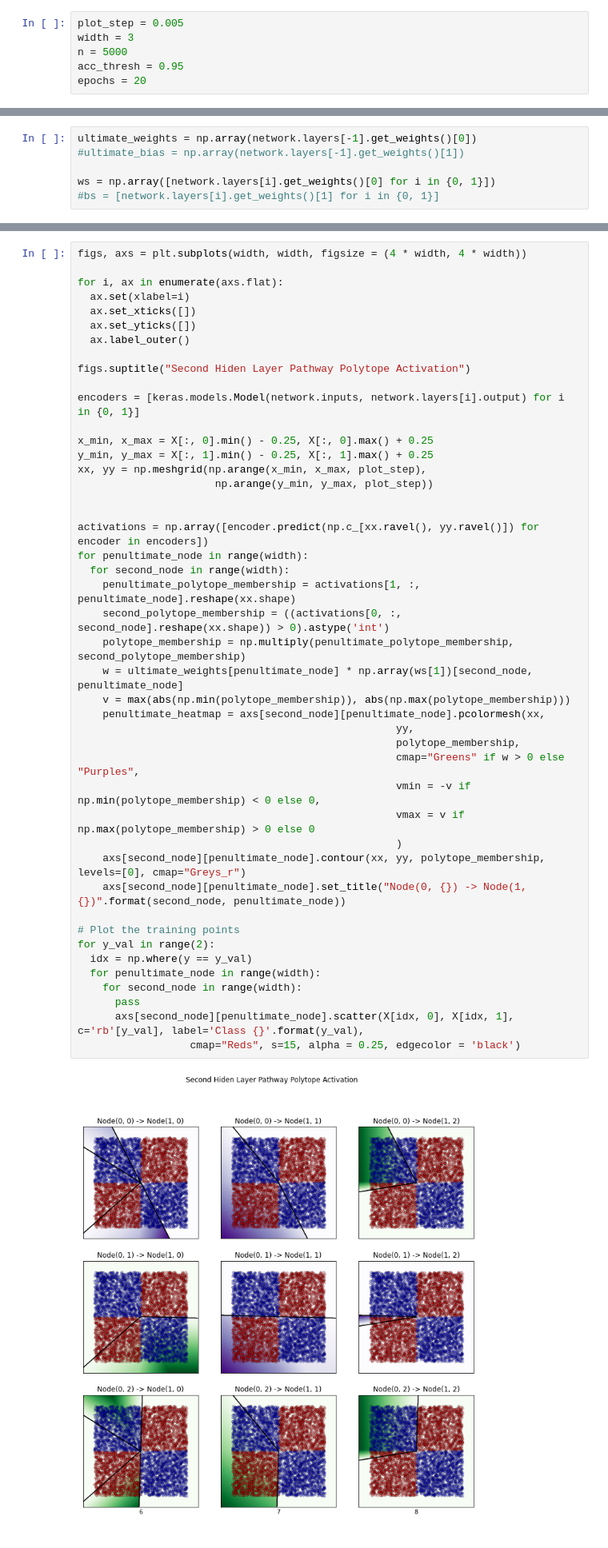
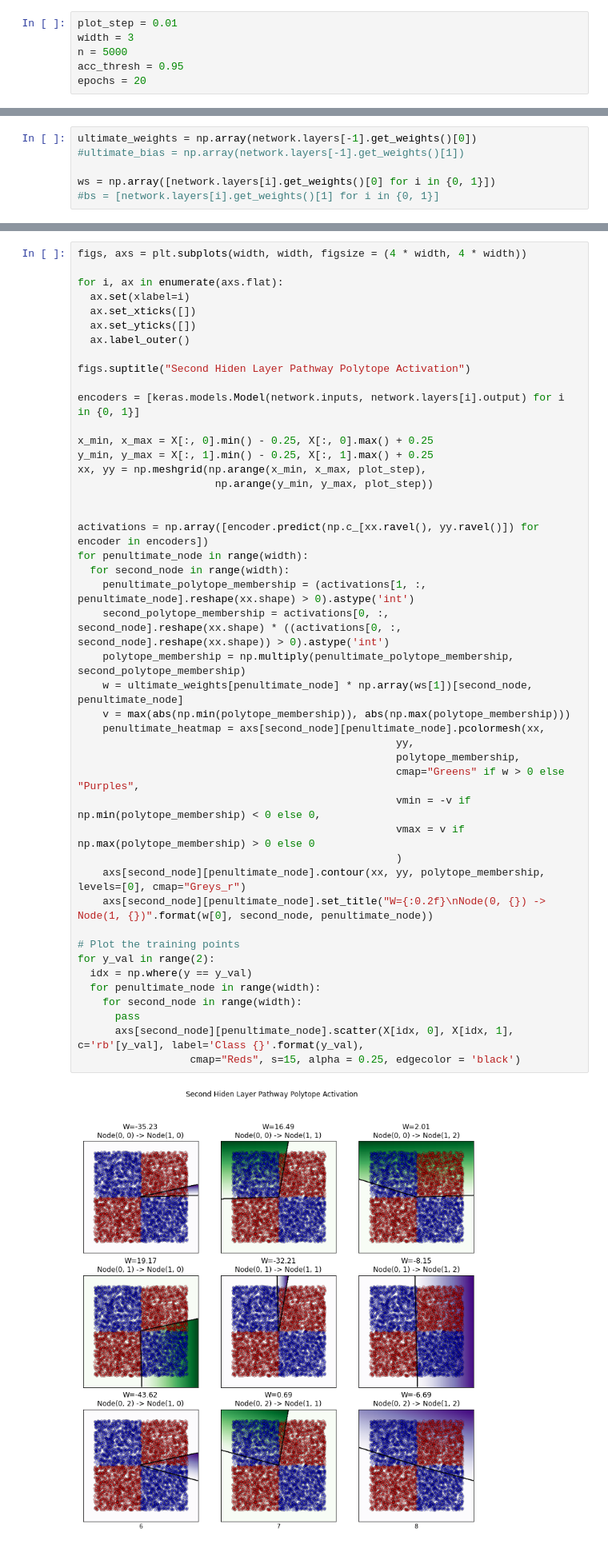
Before and after one commit to neurodata/kdg_will, a Jupyter notebook: Neural_Polytopes.ipynb, the cells around one changed output, grey strips where cells are left out. Shown at 80% size. Cells and saved outputs as stored; diff of their text form.

```diff
--- a/Neural_Polytopes.ipynb
+++ b/Neural_Polytopes.ipynb
@@ -7,5 +10,5 @@ from tqdm.notebook import tqdm
 # %%
-plot_step = 0.005
+plot_step = 0.01
 width = 3
 n = 5000
 acc_thresh = 0.95
@@ -234,37 +307,37 @@ encoders = [keras.models.Model(network.inputs, network.layers[i].output) for i i
 x_min, x_max = X[:, 0].min() - 0.25, X[:, 0].max() + 0.25
 y_min, y_max = X[:, 1].min() - 0.25, X[:, 1].max() + 0.25
 xx, yy = np.meshgrid(np.arange(x_min, x_max, plot_step),
                       np.arange(y_min, y_max, plot_step))
 
 
 activations = np.array([encoder.predict(np.c_[xx.ravel(), yy.ravel()]) for encoder in encoders])
 for penultimate_node in range(width):
   for second_node in range(width):
-    penultimate_polytope_membership = activations[1, :, penultimate_node].reshape(xx.shape)
-    second_polytope_membership = ((activations[0, :, second_node].reshape(xx.shape)) > 0).astype('int')
+    penultimate_polytope_membership = (activations[1, :, penultimate_node].reshape(xx.shape) > 0).astype('int')
+    second_polytope_membership = activations[0, :, second_node].reshape(xx.shape) * ((activations[0, :, second_node].reshape(xx.shape)) > 0).astype('int')
     polytope_membership = np.multiply(penultimate_polytope_membership, second_polytope_membership)
     w = ultimate_weights[penultimate_node] * np.array(ws[1])[second_node, penultimate_node]
     v = max(abs(np.min(polytope_membership)), abs(np.max(polytope_membership)))
     penultimate_heatmap = axs[second_node][penultimate_node].pcolormesh(xx,
                                                    yy,
                                                    polytope_membership,
                                                    cmap="Greens" if w > 0 else "Purples",
                                                    vmin = -v if np.min(polytope_membership) < 0 else 0,
                                                    vmax = v if np.max(polytope_membership) > 0 else 0
                                                    )
     axs[second_node][penultimate_node].contour(xx, yy, polytope_membership, levels=[0], cmap="Greys_r")
-    axs[second_node][penultimate_node].set_title("Node(0, {}) -> Node(1, {})".format(second_node, penultimate_node))
+    axs[second_node][penultimate_node].set_title("W={:0.2f}\nNode(0, {}) -> Node(1, {})".format(w[0], second_node, penultimate_node))
 
 # Plot the training points
 for y_val in range(2):
   idx = np.where(y == y_val)
   for penultimate_node in range(width):
     for second_node in range(width):
       pass
       axs[second_node][penultimate_node].scatter(X[idx, 0], X[idx, 1], c='rb'[y_val], label='Class {}'.format(y_val),
                   cmap="Reds", s=15, alpha = 0.25, edgecolor = 'black')
 # %% [output]
-[figure, old version]
+[figure, new version]
 # %%
 figs, axs = plt.subplots(1, width, figsize = (4 * (width), 4))
 figs.text(0.5, 0.04, 'Node Number', ha='center')
```
Also changed, not shown: parts of 10 cells of this notebook.
